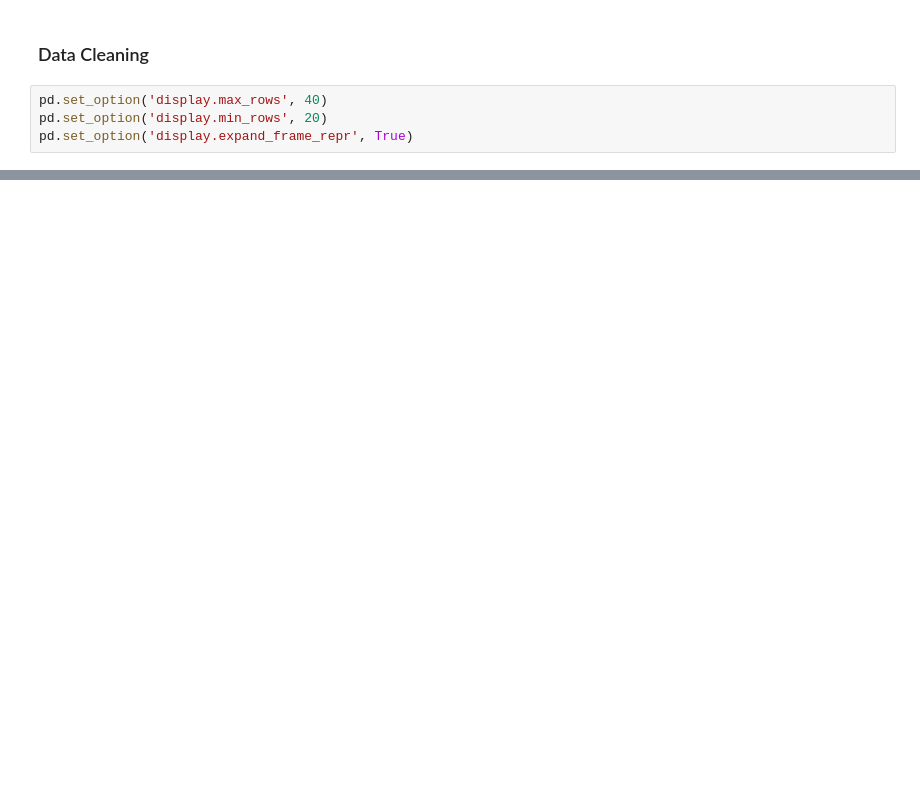
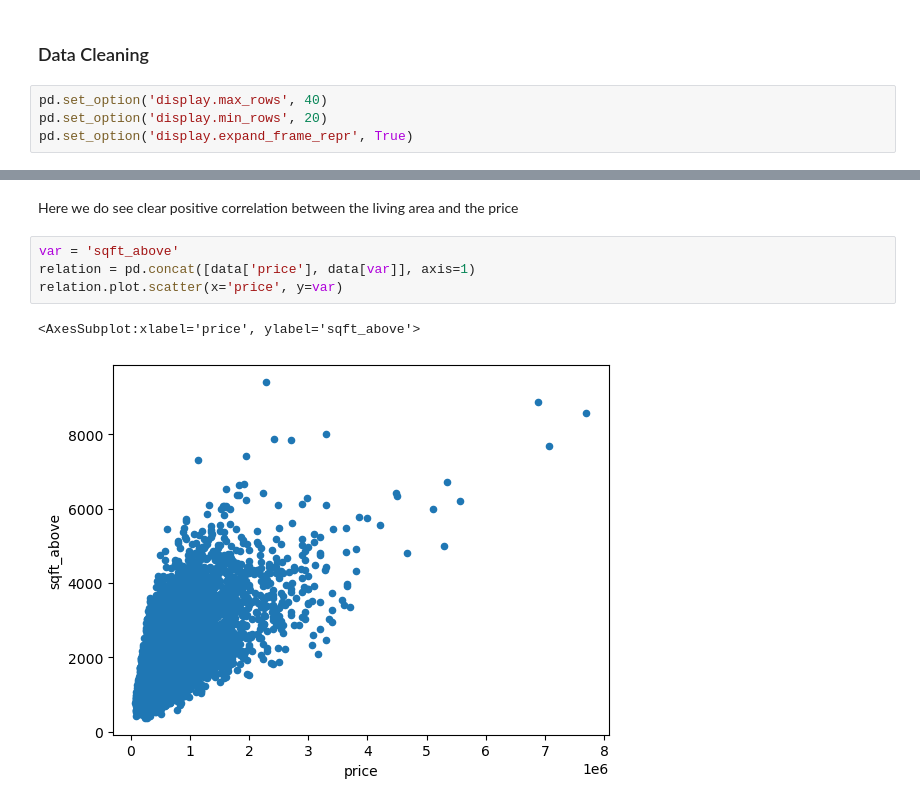
Before and after one commit to vanchido/data_mid_bootcamp_project_regression, a Jupyter notebook: mid_bootcamp_regression_housing_prices.ipynb, the cells around one changed output, grey strips where cells are left out. Drawn from its saved outputs; the diff is of its cells as text; blank space fills up the shorter version.

```diff
--- a/mid_bootcamp_regression_housing_prices.ipynb
+++ b/mid_bootcamp_regression_housing_prices.ipynb
@@ -166,0 +214,9 @@ data
+# %% [markdown]
+Here we do see clear positive correlation between the living area and the price
+# %%
+var = 'sqft_above'
+relation = pd.concat([data['price'], data[var]], axis=1)
+relation.plot.scatter(x='price', y=var)
+# %% [output]
+<AxesSubplot:xlabel='price', ylabel='sqft_above'>
+[figure, added]
```
Also changed, not shown: parts of 73 cells of this notebook, 2 other files.
